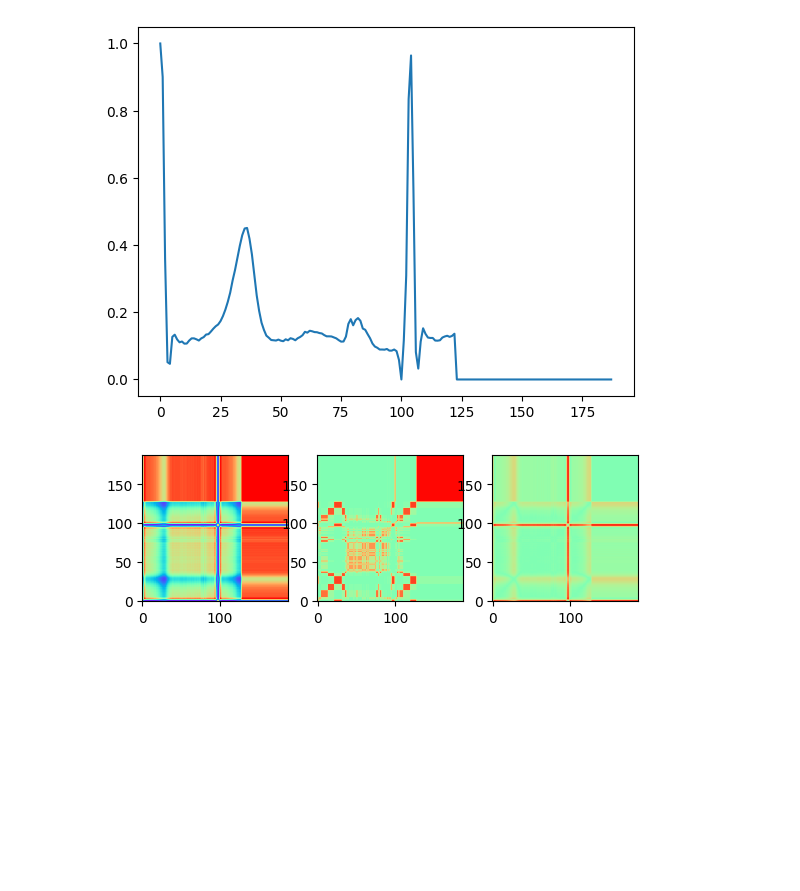
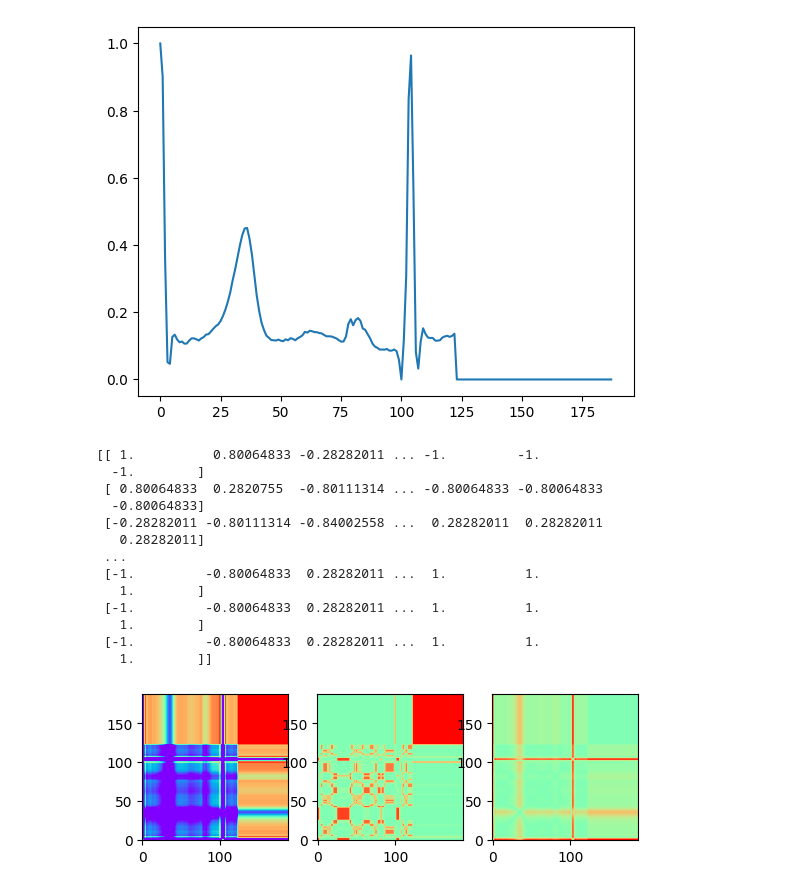
Before and after one commit to rfps09/Monitoria, a Jupyter notebook: SeriesTemporais/SerieTemporal.ipynb, the cells around one changed output. Cells and saved outputs as stored; diff of their text form; code cells hidden in the pictures; blank space fills up the shorter version.

```diff
--- a/SeriesTemporais/SerieTemporal.ipynb
+++ b/SeriesTemporais/SerieTemporal.ipynb
@@ -17,20 +17,37 @@ plt.show()
 # %%
 from pyts.image import GramianAngularField
 from pyts.image import MarkovTransitionField
 from pyts.image import RecurrencePlot
 
 if m == 1:
     serie = np.reshape(serie,(1,-1))
 SerieGaf = GramianAngularField().fit_transform(serie)
 SerieMtf = MarkovTransitionField().fit_transform(serie)
 SerieRecur = RecurrencePlot().fit_transform(serie)
 
+i = 0
+
+print(str(SerieGaf[0]))
+
 plt.subplot(1,3,1)
-plt.imshow(SerieGaf[0], cmap='rainbow', origin='lower', vmin=-1., vmax=1.)
+plt.imshow(SerieGaf[i], cmap='rainbow', origin='lower', vmin=0., vmax=1.)
 plt.subplot(1,3,2)
-plt.imshow(SerieMtf[0], cmap='rainbow', origin='lower', vmin=-1., vmax=1.)
+plt.imshow(SerieMtf[i], cmap='rainbow', origin='lower', vmin=-1., vmax=1.)
 plt.subplot(1,3,3)
-plt.imshow(SerieRecur[0], cmap='rainbow', origin='lower', vmin=-1., vmax=1.)
+plt.imshow(SerieRecur[i], cmap='rainbow', origin='lower', vmin=-1., vmax=1.)
 plt.show()
 # %% [output]
+[[ 1.          0.80064833 -0.28282011 ... -1.         -1.
+  -1.        ]
+ [ 0.80064833  0.2820755  -0.80111314 ... -0.80064833 -0.80064833
+  -0.80064833]
+ [-0.28282011 -0.80111314 -0.84002558 ...  0.28282011  0.28282011
+   0.28282011]
+ ...
+ [-1.         -0.80064833  0.28282011 ...  1.          1.
+   1.        ]
+ [-1.         -0.80064833  0.28282011 ...  1.          1.
+   1.        ]
+ [-1.         -0.80064833  0.28282011 ...  1.          1.
+   1.        ]]
-[figure, old version]
+[figure, new version]
```
Also changed, not shown: parts of 1 cell of this notebook, 2 other files.
